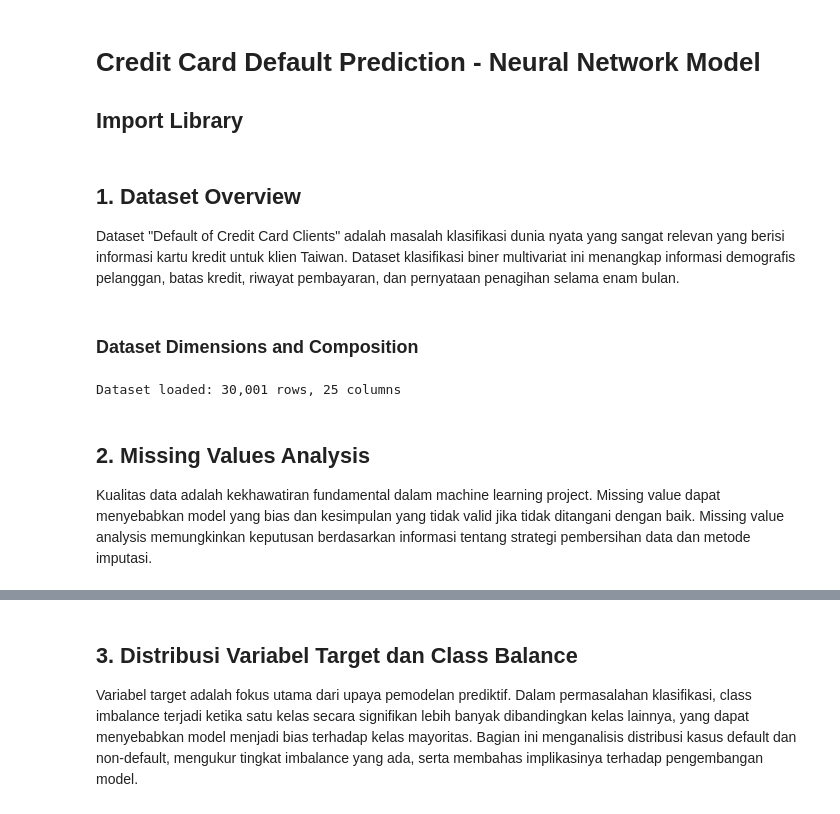
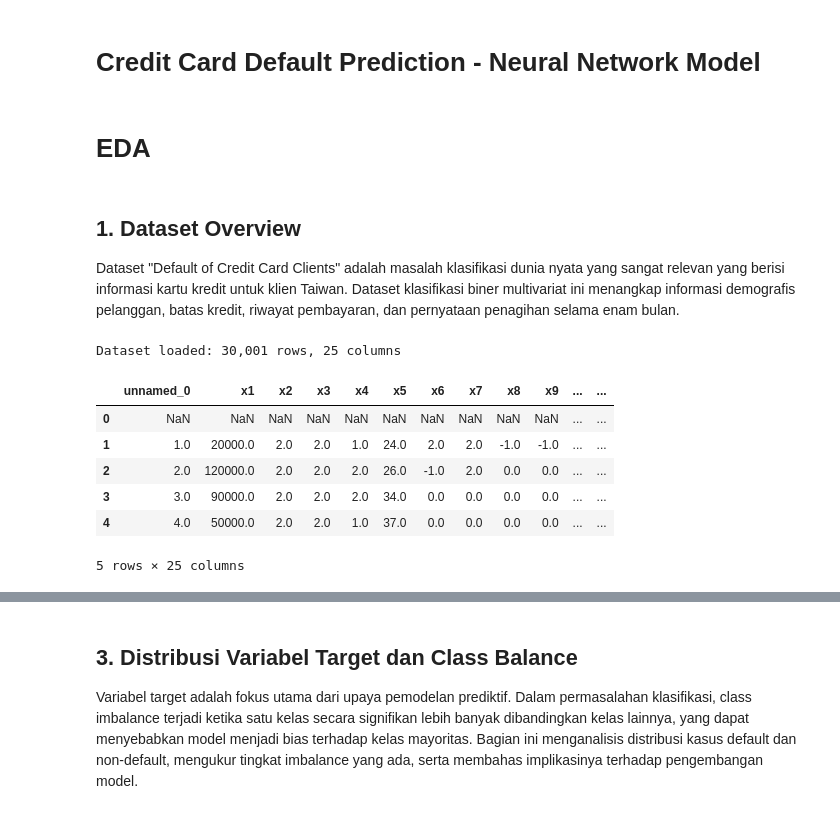
Before and after one commit to tiffanycatherine/soft-computing-course-projects, a Jupyter notebook: credit-card-nn.ipynb, the cells around one changed output, grey strips where cells are left out. Cells and saved outputs as stored; diff of their text form; code cells hidden in the pictures.

```diff
--- a/credit-card-nn.ipynb
+++ b/credit-card-nn.ipynb
@@ -1,7 +1,5 @@
 # %% [markdown]
 # Credit Card Default Prediction - Neural Network Model
-
-## Import Library
 # %%
 import pandas as pd
 import numpy as np
@@ -12,3 +7,5 @@ import xlrd
+# %% [markdown]
+# EDA
 # %% [markdown]
 ## 1. Dataset Overview
 
@@ -16,21 +13,33 @@ Dataset "Default of Credit Card Clients" adalah masalah klasifikasi dunia nyata
 # %%
 # Load file Excel
 df = pd.read_excel('default-of-credit-card-clients.xls')
+
+# Cleaning otomatis nama kolom agar konsisten dan mudah dipakai
+df.columns = (
+    df.columns
+    .str.strip()
+    .str.lower()
+    .str.replace(r'[^0-9a-zA-Z]+', '_', regex=True)
+    .str.replace(r'_+', '_', regex=True)
+    .str.strip('_')
+)
 
 # Konversi semua kolom ke numerik jika memungkinkan
 for col in df.columns:
     converted = pd.to_numeric(df[col], errors='coerce')
     # Hanya pertahankan konversi jika tidak ada data yang hilang (sebagian besar nilai berhasil dikonversi)
     if converted.isna().sum() < len(df) * 0.5:
         df[col] = converted
+
+# Display dataset overview
+print(f"Dataset loaded: {df.shape[0]:,} rows, {df.shape[1]} columns")
+df.head()
+# %% [output]
+Dataset loaded: 30,001 rows, 25 columns
+|  | unnamed_0 | x1 | x2 | x3 | x4 | x5 | x6 | x7 | x8 | x9 | ... | ... |
+| 0 | NaN | NaN | NaN | NaN | NaN | NaN | NaN | NaN | NaN | NaN | ... | ... |
+| 1 | 1.0 | 20000.0 | 2.0 | 2.0 | 1.0 | 24.0 | 2.0 | 2.0 | -1.0 | -1.0 | ... | ... |
+| 2 | 2.0 | 120000.0 | 2.0 | 2.0 | 2.0 | 26.0 | -1.0 | 2.0 | 0.0 | 0.0 | ... | ... |
+| 3 | 3.0 | 90000.0 | 2.0 | 2.0 | 2.0 | 34.0 | 0.0 | 0.0 | 0.0 | 0.0 | ... | ... |
+| 4 | 4.0 | 50000.0 | 2.0 | 2.0 | 1.0 | 37.0 | 0.0 | 0.0 | 0.0 | 0.0 | ... | ... |
+5 rows × 25 columns
-# %% [markdown]
-### Dataset Dimensions and Composition
-# %%
-# Display dataset overview
-print(f"Dataset loaded: {df.shape[0]:,} rows, {df.shape[1]} columns")
-# %% [output]
-Dataset loaded: 30,001 rows, 25 columns
-# %% [markdown]
-## 2. Missing Values Analysis
-
-Kualitas data adalah kekhawatiran fundamental dalam machine learning project. Missing value dapat menyebabkan model yang bias dan kesimpulan yang tidak valid jika tidak ditangani dengan baik. Missing value analysis memungkinkan keputusan berdasarkan informasi tentang strategi pembersihan data dan metode imputasi.
```
Also changed, not shown: parts of 33 cells of this notebook, 1 other file.
